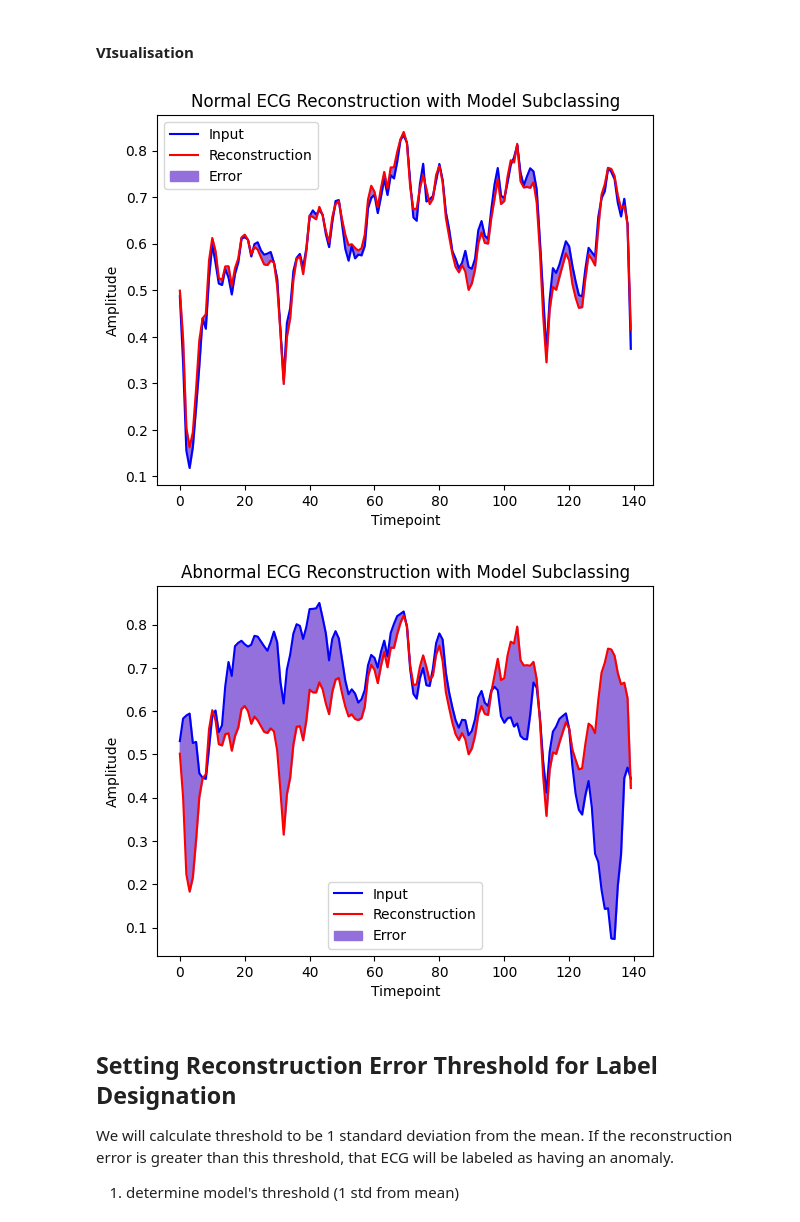
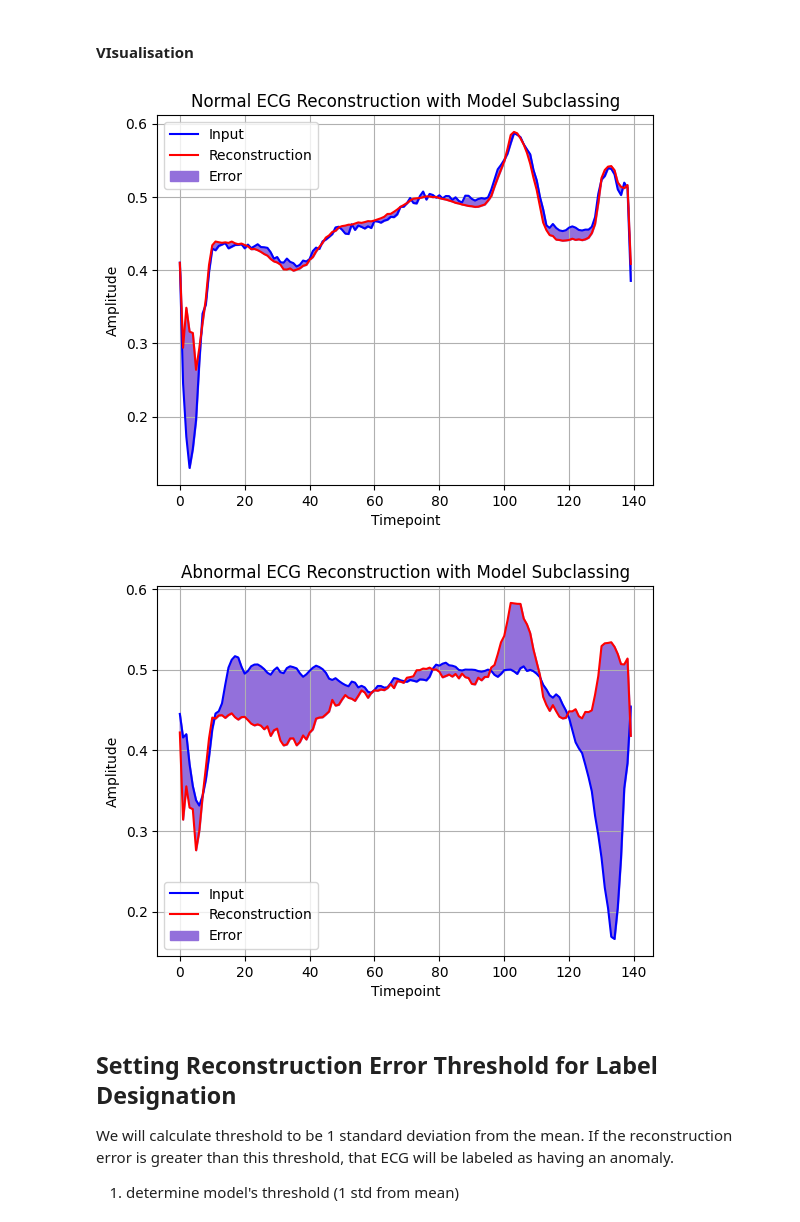
Before and after one commit to txx99/Misc-Projects, a Jupyter notebook: ECG_anomaly_data/Script/main.ipynb, the cells around one changed output. Drawn from its saved outputs; the diff is of its cells as text; code cells hidden in the pictures.

Commit message:
adjust data type for improved normalisation, add reference info

```diff
--- a/ECG_anomaly_data/Script/main.ipynb
+++ b/ECG_anomaly_data/Script/main.ipynb
@@ -32,8 +32,8 @@ df.shape
 # split feature and target data
 # last col is target labels; no col names --> use integer indexing
 # .iloc(row:row, col:col)
-data = df.iloc[:, 0:-1]
-labels = df.iloc[:, -1]
+data = df.iloc[:, 0:-1].values # --> ndarray
+labels = df.iloc[:, -1].values
 print(data.shape, labels.shape)
 # %% [output]
 (4998, 140) (4998,)
@@ -56,23 +57,11 @@ After splitting, will normalise the data.
 Min-Max normalisation works well for NN algorithms. \
 This paper provides a review of many preprocessing steps and their usefulness:
 https://arxiv.org/pdf/2311.04229
-# %%
-# normalise
-# transform on train data, fit on train + test data
-scaler = MinMaxScaler()
-X_train=scaler.fit_transform(X_train)
-X_test=scaler.transform(X_test)
 # %%
-# minX = tf.reduce_min(X_train)
-# maxX = tf.reduce_max(X_train)
+# Min-Max normalise
+minX = tf.reduce_min(X_train)
+maxX = tf.reduce_max(X_train)
 
-# #Now we will use the formula (data - min)/(max - min)
-# for col in X_train:
-#     X_train[col] = (X_train[col] - minX)/(maxX - minX)
-
-# X_train = (X_train - minX)/(maxX - minX)
-# X_test = (X_test - minX)/(maxX - minX)
-
-# #I have converted the data into float
-# X_train = tf.cast(X_train, dtype=tf.float32)
-# X_test = tf.cast(X_test, dtype=tf.float32)
+# Now apply (data - min)/(max - min)
+X_train = (X_train - minX)/(maxX - minX)
+X_test = (X_test - minX)/(maxX - minX)
@@ -233,6 +215,7 @@ def plot(raw_data, n, reconstruction, fig_title):
     plt.ylabel('Amplitude')
     plt.xlabel('Timepoint')
     plt.title(fig_title)
+    plt.grid()
     plt.show()
 
 plot(norm_test_API, 0, reconstructed, "Normal ECG Reconstruction with Functional API Model")
@@ -309,28 +292,29 @@ Epoch 20/20
 # %%
 # define fucntion to plot original ECG & reconstructed ECG w error
 def plot(data, n, fig_title):
     encoded_img = autoencoder.encoder(data)
     decoded_img = autoencoder.decoder(encoded_img)
     # original data in blue line
     plt.plot(data[n], 'b')
     # decoded image in red line
     plt.plot(decoded_img[n], 'r')
     # recondstruction error as bw-line fill
     plt.fill_between(np.arange(140), data[n], decoded_img[n], color='mediumpurple')
     plt.legend(labels=['Input', 'Reconstruction', 'Error'])
     plt.xlabel('Timepoint')
     plt.ylabel('Amplitude')
     plt.title(fig_title)
+    plt.grid()
     plt.show()
 
 
 plot(norm_test, 0, 'Normal ECG Reconstruction with Model Subclassing')
 # %% [output]
-[figure, old version]
+[figure, new version]
 # %%
 plot(abn_test, 0, 'Abnormal ECG Reconstruction with Model Subclassing')
 # %% [output]
-[figure, old version]
+[figure, new version]
 # %% [markdown]
 ## Setting Reconstruction Error Threshold for Label Designation
 
```
Also changed, not shown: parts of 16 cells of this notebook.
